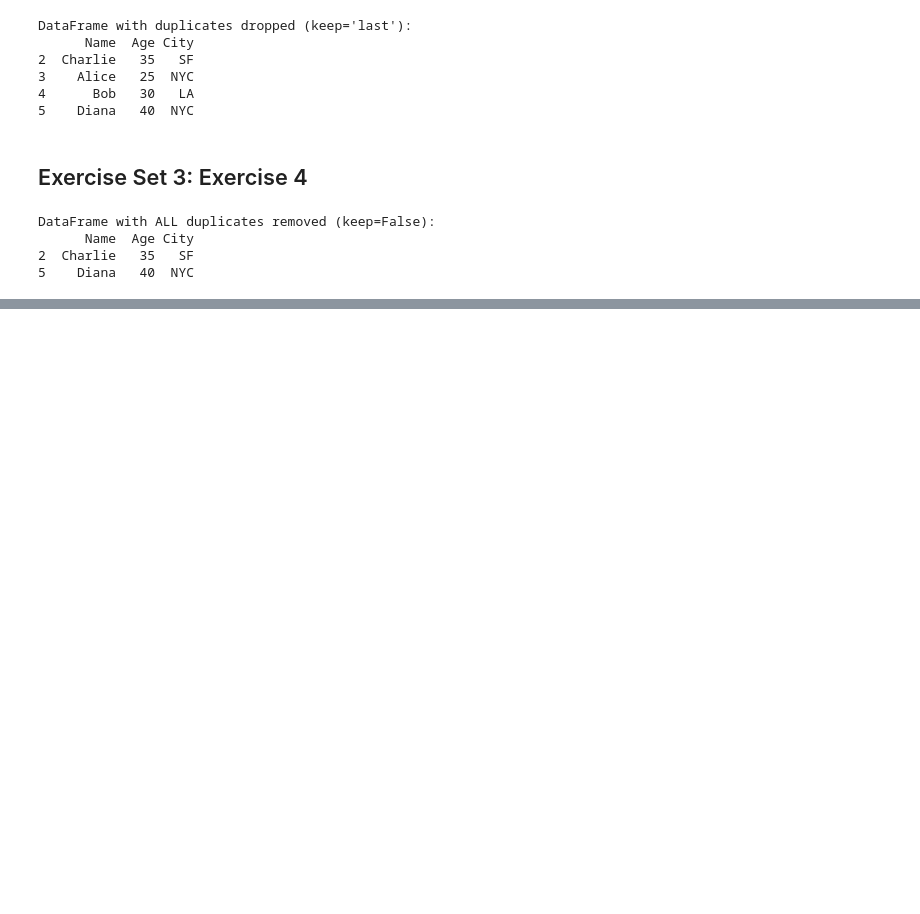
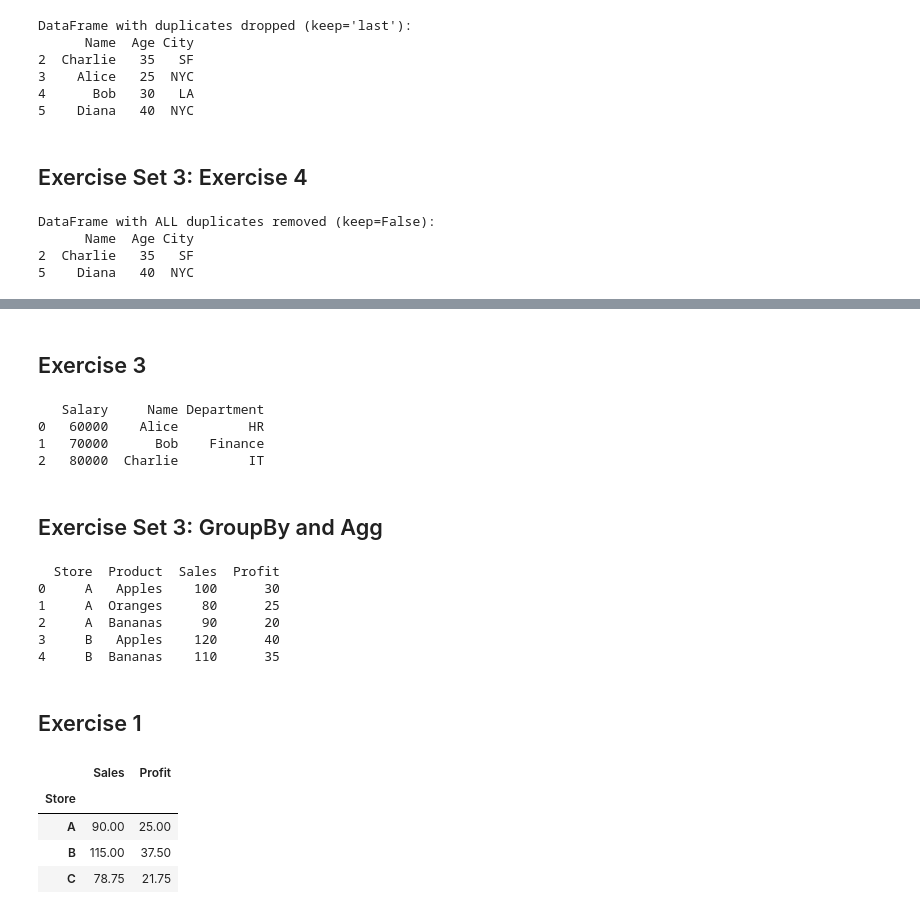
Before and after one commit to ckongshaug87/DA_M2_CodingExercises, a Jupyter notebook: w1_exercises.ipynb, the cells around one changed output, grey strips where cells are left out. Saved outputs shown, nothing was run; the diff lists cells and outputs as text; code cells hidden in the pictures; blank space fills up the shorter version.

```diff
--- a/w1_exercises.ipynb
+++ b/w1_exercises.ipynb
@@ -451,0 +527,43 @@ DataFrame with ALL duplicates removed (keep=False):
+# %% [markdown]
+## Exercise 3
+# %%
+print(df)
+# %% [output]
+   Salary     Name Department
+0   60000    Alice         HR
+1   70000      Bob    Finance
+2   80000  Charlie         IT
+# %% [markdown]
+## Exercise Set 3: GroupBy and Agg
+# %%
+import pandas as pd
+
+data = {
+"Store": ["A", "A", "A", "B", "B", "C", "C", "C", "C"],
+"Product": ["Apples", "Oranges", "Bananas", "Apples", "Bananas", "Oranges", "Apples", "Bananas", "Bananas"],
+"Sales": [100, 80, 90, 120, 110, 60, 95, 85, 75],
+"Profit": [30, 25, 20, 40, 35, 15, 32, 22, 18],
+}
+
+df = pd.DataFrame(data)
+print(df.head())
+# %% [output]
+  Store  Product  Sales  Profit
+0     A   Apples    100      30
+1     A  Oranges     80      25
+2     A  Bananas     90      20
+3     B   Apples    120      40
+4     B  Bananas    110      35
+# %% [markdown]
+## Exercise 1
+# %%
+df.groupby('Store').agg({
+    'Sales': 'mean',
+    'Profit': 'mean'
+})
+# %% [output]
+|  | Sales | Profit |
+| Store |  |  |
+| A | 90.00 | 25.00 |
+| B | 115.00 | 37.50 |
+| C | 78.75 | 21.75 |
```
Also changed, not shown: parts of 19 cells of this notebook.
